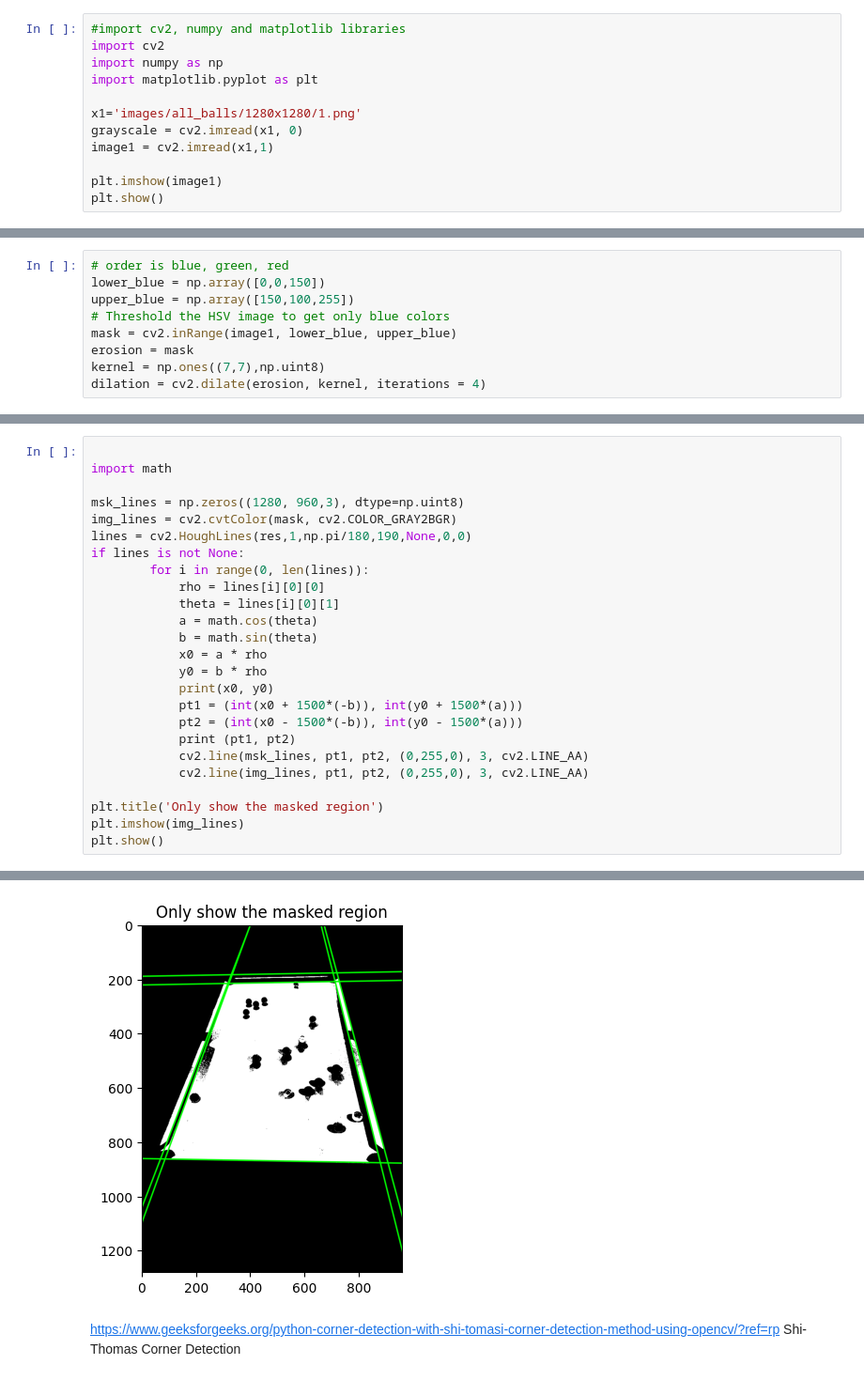
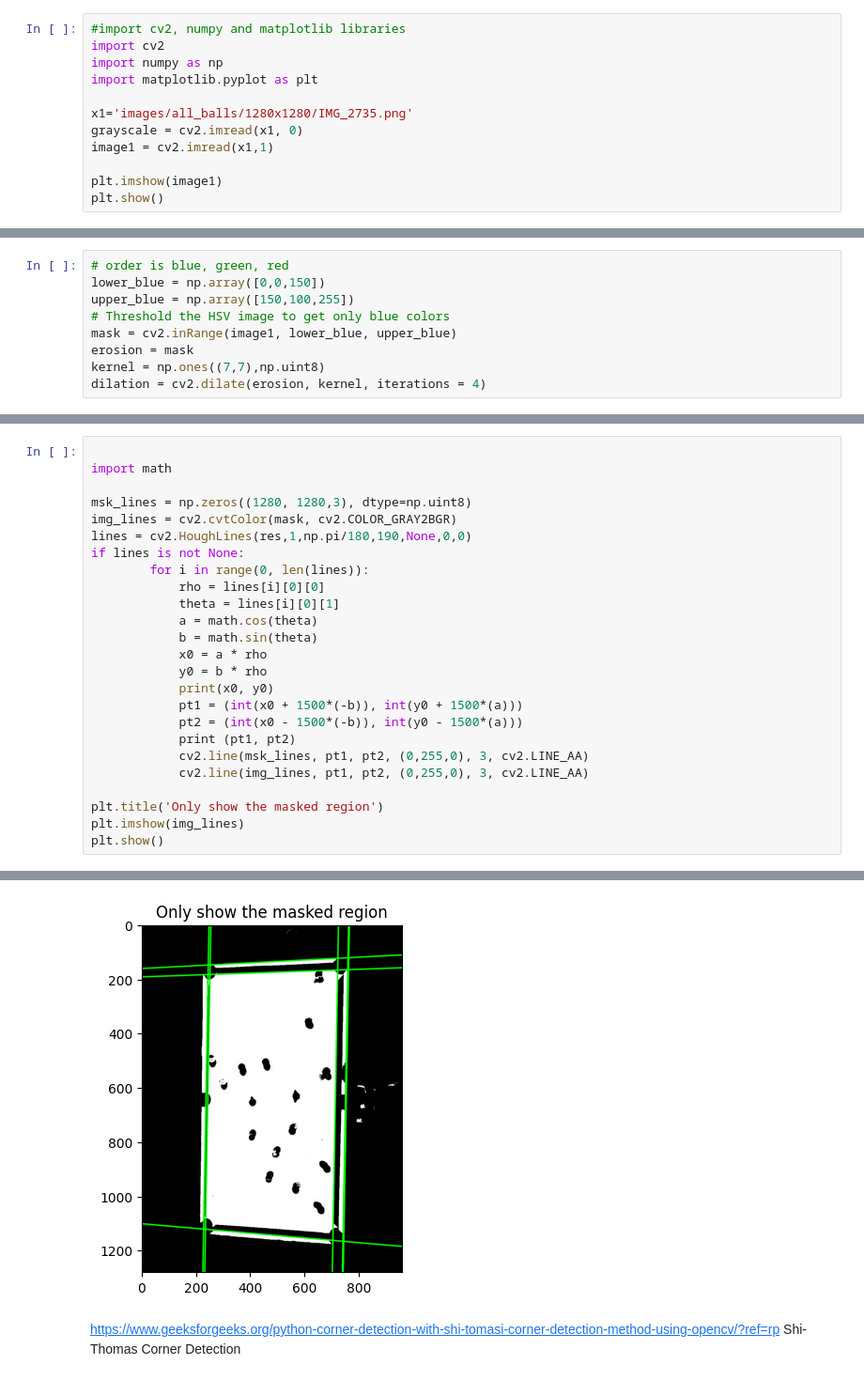
Before and after one commit to bennibbelink/cs766-final-project, a Jupyter notebook: pool_table.ipynb, the cells around one changed output, grey strips where cells are left out. Shown at 94% size. Cells and saved outputs as stored; diff of their text form.

```diff
--- a/pool_table.ipynb
+++ b/pool_table.ipynb
@@ -4,7 +4,7 @@ import cv2
 import numpy as np
 import matplotlib.pyplot as plt
 
-x1='images/all_balls/1280x1280/1.png'
+x1='images/all_balls/1280x1280/IMG_2735.png'
 grayscale = cv2.imread(x1, 0)
 image1 = cv2.imread(x1,1)
 
@@ -43,7 +43,7 @@ plt.show()
 
 import math
 
-msk_lines = np.zeros((1280, 960,3), dtype=np.uint8)
+msk_lines = np.zeros((1280, 1280,3), dtype=np.uint8)
 img_lines = cv2.cvtColor(mask, cv2.COLOR_GRAY2BGR)
 lines = cv2.HoughLines(res,1,np.pi/180,190,None,0,0)
 if lines is not None:
@@ -82,4 +84,4 @@ plt.show()
-[figure, old version]
+[figure, new version]
 # %% [markdown]
 https://www.geeksforgeeks.org/python-corner-detection-with-shi-tomasi-corner-detection-method-using-opencv/?ref=rp
 Shi-Thomas Corner Detection
```
Also changed, not shown: parts of 8 cells of this notebook, 1 other file.
